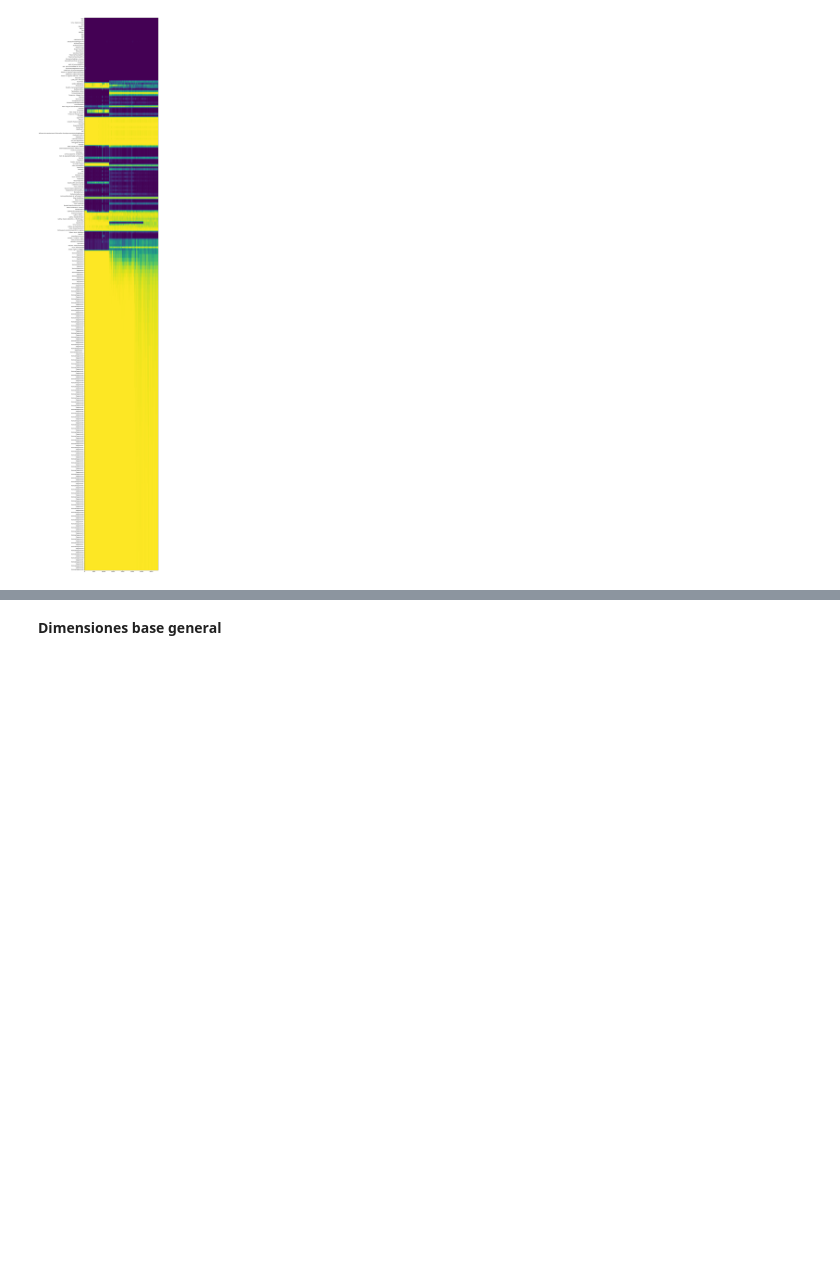
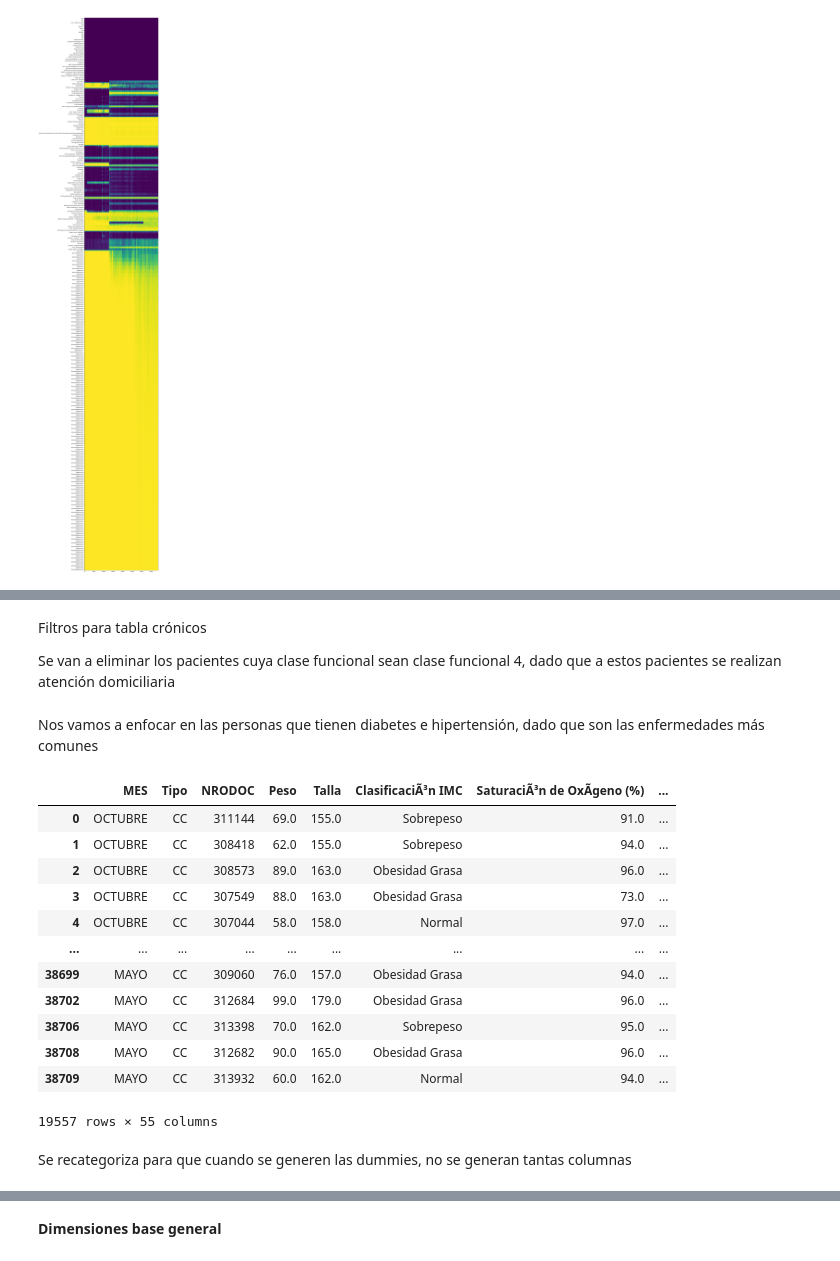
Before and after one commit to EstebanCaroP/Proyecto_Salud, a Jupyter notebook: B_Preprocesamiento.ipynb, the cells around one changed output, grey strips where cells are left out. Saved outputs shown, nothing was run; the diff lists cells and outputs as text; code cells hidden in the pictures; blank space fills up the shorter version.

```diff
--- a/B_Preprocesamiento.ipynb
+++ b/B_Preprocesamiento.ipynb
@@ -59,0 +85,40 @@ plt.yticks(range(df_cronicos.shape[1]), df_cronicos.columns);
+# %%
+df_cronicos
+
+eliminar_cronicos = ['YEAR', 'Fecha diligenciamiento', 'Hora', 'AtenciÃ³n', 'Ingreso', 'IMC', 'Velocidad (m/s)', 'AnÃ¡lisis y conducta a seguir']
+
+df_cronicos.drop(columns = eliminar_cronicos, inplace= True)
+# %% [markdown]
+Filtros para tabla crónicos
+
+Se van a eliminar los pacientes cuya clase funcional sean clase funcional 4, dado que a estos pacientes se realizan atención domiciliaria
+# %%
+df_cronicos = df_cronicos[df_cronicos['Clase Funcional'] != 'Clase funcional 4']
+# %% [markdown]
+Nos vamos a enfocar en las personas que tienen diabetes e hipertensión, dado que son las enfermedades más comunes
+# %%
+lista_diagnosticos = df_cronicos['DiagnÃ³stico Principal'].unique().tolist()
+del lista_diagnosticos[3]
+# %%
+diabetes_palabras_clave = ["DIABETES", "HIPERTENSION"]
+
+valores_filtrados = [valor for valor in lista_diagnosticos if any(palabra in valor for palabra in diabetes_palabras_clave)]
+# %%
+df_cronicos = df_cronicos[df_cronicos['DiagnÃ³stico Principal'].isin(valores_filtrados)]
+df_cronicos
+# %% [output]
+|  | MES | Tipo | NRODOC | Peso | Talla | ClasificaciÃ³n IMC | SaturaciÃ³n de OxÃ­geno (%) | ... |
+| 0 | OCTUBRE | CC | 311144 | 69.0 | 155.0 | Sobrepeso | 91.0 | ... |
+| 1 | OCTUBRE | CC | 308418 | 62.0 | 155.0 | Sobrepeso | 94.0 | ... |
+| 2 | OCTUBRE | CC | 308573 | 89.0 | 163.0 | Obesidad Grasa | 96.0 | ... |
+| 3 | OCTUBRE | CC | 307549 | 88.0 | 163.0 | Obesidad Grasa | 73.0 | ... |
+| 4 | OCTUBRE | CC | 307044 | 58.0 | 158.0 | Normal | 97.0 | ... |
+| ... | ... | ... | ... | ... | ... | ... | ... | ... |
+| 38699 | MAYO | CC | 309060 | 76.0 | 157.0 | Obesidad Grasa | 94.0 | ... |
+| 38702 | MAYO | CC | 312684 | 99.0 | 179.0 | Obesidad Grasa | 96.0 | ... |
+| 38706 | MAYO | CC | 313398 | 70.0 | 162.0 | Sobrepeso | 95.0 | ... |
+| 38708 | MAYO | CC | 312682 | 90.0 | 165.0 | Obesidad Grasa | 96.0 | ... |
+| 38709 | MAYO | CC | 313932 | 60.0 | 162.0 | Normal | 94.0 | ... |
+19557 rows × 55 columns
+# %% [markdown]
+Se recategoriza para que cuando se generen las dummies, no se generan tantas columnas
```
Also changed, not shown: parts of 40 cells of this notebook.
